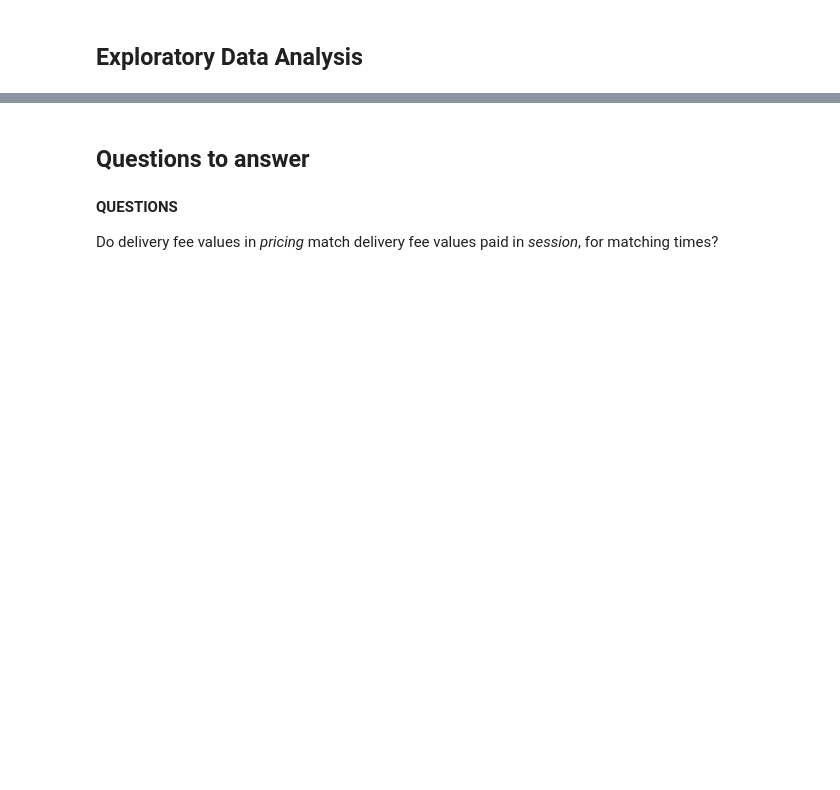
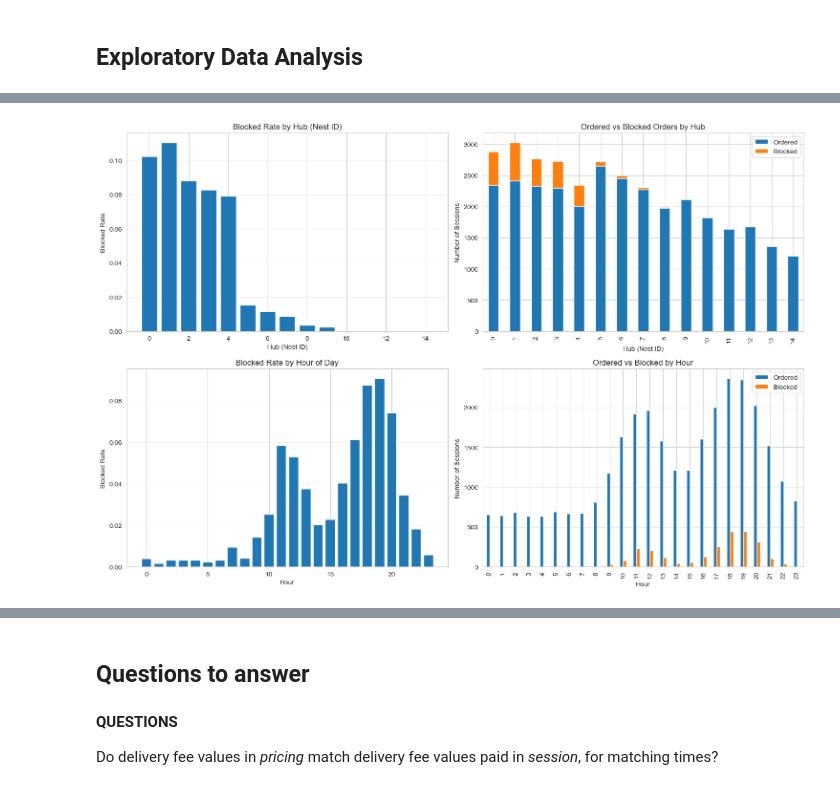
Before and after one commit to brianrichmond/deliveries-dynamic-pricing-model, a Jupyter notebook: notebooks/analysis.ipynb, the cells around one changed output, grey strips where cells are left out. Cells and saved outputs as stored; diff of their text form; code cells hidden in the pictures; blank space fills up the shorter version.

```diff
--- a/notebooks/analysis.ipynb
+++ b/notebooks/analysis.ipynb
@@ -244,0 +374,79 @@ Session - 'session_outcome':
+# %%
+# Analyze blocked orders by hub
+print("BLOCKED ORDERS ANALYSIS BY HUB")
+print("="*80)
+
+# Count outcomes by hub
+outcome_by_hub = session_df.groupby(['nest_id', 'session_outcome']).size().unstack(fill_value=0)
+outcome_by_hub['total'] = outcome_by_hub.sum(axis=1)
+outcome_by_hub['blocked_rate'] = outcome_by_hub['blocked'] / outcome_by_hub['total']
+outcome_by_hub['ordered_rate'] = outcome_by_hub['ordered'] / outcome_by_hub['total']
+
+print("\nOutcomes by Hub:")
+print(outcome_by_hub.sort_values('blocked_rate', ascending=False))
+
+# Check blocked orders by hour (capacity constraint indicator)
+print("\n" + "="*80)
+print("BLOCKED ORDERS BY HOUR (Potential Capacity Constraints)")
+print("="*80)
+
+blocked_by_hour = session_df[session_df['session_outcome']=='blocked'].groupby('hour').size()
+ordered_by_hour = session_df[session_df['session_outcome']=='ordered'].groupby('hour').size()
+total_by_hour = session_df.groupby('hour').size()
+
+hour_analysis = pd.DataFrame({
+    'blocked': blocked_by_hour,
+    'ordered': ordered_by_hour,
+    'total': total_by_hour
+}).fillna(0)
+hour_analysis['blocked_rate'] = hour_analysis['blocked'] / hour_analysis['total']
+
+print(hour_analysis.sort_values('blocked_rate', ascending=False))
+
+# Visualize
+fig, axes = plt.subplots(2, 2, figsize=(15, 10))
+
+# Plot 1: Blocked rate by hub
+axes[0, 0].bar(outcome_by_hub.index, outcome_by_hub['blocked_rate'])
+axes[0, 0].set_title('Blocked Rate by Hub (Nest ID)')
+axes[0, 0].set_xlabel('Hub (Nest ID)')
+axes[0, 0].set_ylabel('Blocked Rate')
+axes[0, 0].grid(axis='y', alpha=0.3)
+
+# Plot 2: Ordered vs Blocked by hub
+outcome_by_hub[['ordered', 'blocked']].plot(kind='bar', ax=axes[0, 1], stacked=True)
+axes[0, 1].set_title('Ordered vs Blocked Orders by Hub')
+axes[0, 1].set_xlabel('Hub (Nest ID)')
+axes[0, 1].set_ylabel('Number of Sessions')
+axes[0, 1].legend(['Ordered', 'Blocked'])
+
+# Plot 3: Blocked rate by hour
+axes[1, 0].bar(hour_analysis.index, hour_analysis['blocked_rate'])
+axes[1, 0].set_title('Blocked Rate by Hour of Day')
+axes[1, 0].set_xlabel('Hour')
+axes[1, 0].set_ylabel('Blocked Rate')
+axes[1, 0].grid(axis='y', alpha=0.3)
+
+# Plot 4: Ordered vs Blocked by hour
+hour_analysis[['ordered', 'blocked']].plot(kind='bar', ax=axes[1, 1])
+axes[1, 1].set_title('Ordered vs Blocked by Hour')
+axes[1, 1].set_xlabel('Hour')
+axes[1, 1].set_ylabel('Number of Sessions')
+axes[1, 1].legend(['Ordered', 'Blocked'])
+
+plt.tight_layout()
+plt.show()
+
+# Check correlation between blocked and capacity demand
+print("\n" + "="*80)
+print("CAPACITY CORRELATION CHECK")
+print("="*80)
+capacity_by_hour = session_df[session_df['converted']==1].groupby('hour')['capacity_units'].sum()
+correlation = pd.DataFrame({
+    'capacity_used': capacity_by_hour,
+    'blocked_count': blocked_by_hour
+}).fillna(0).corr()
+
+print("\nCorrelation between capacity used and blocked orders:")
+print(correlation)
+# %% [output]
@@ -244,0 +470 @@ Session - 'session_outcome':
+[figure, added]
```
Also changed, not shown: parts of 73 cells of this notebook.
